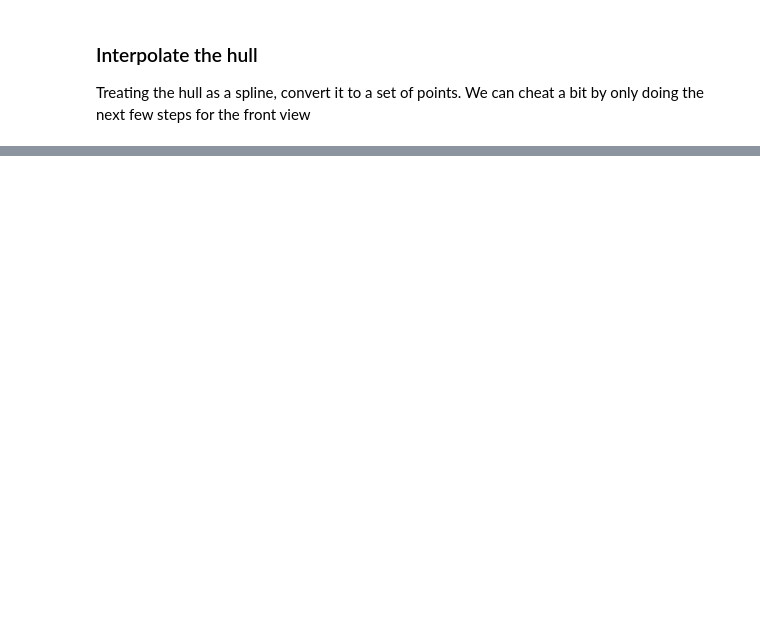
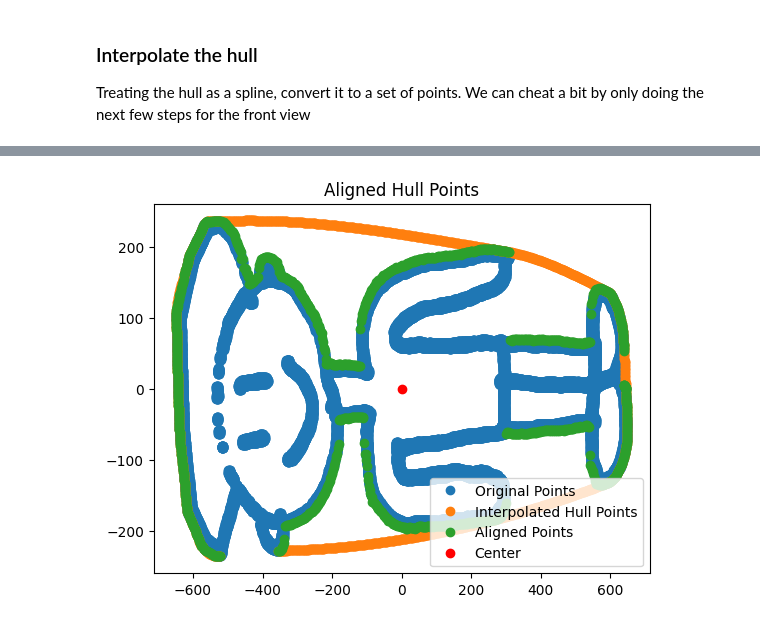
Before and after one commit to CBSchiffer/DrawingAssembly, a Jupyter notebook: final_assembly.ipynb, the cells around one changed output, grey strips where cells are left out. Cells and saved outputs as stored; diff of their text form; code cells hidden in the pictures; blank space fills up the shorter version.

```diff
--- a/final_assembly.ipynb
+++ b/final_assembly.ipynb
@@ -187,0 +232,14 @@ plt.show()
+# %%
+# If skipping the above cell, load the aligned points from file
+aligned_points = np.loadtxt('points/aligned_points_front.txt', delimiter=',')
+
+# Plot the aligned points
+plt.plot(trans_front[:, 0], trans_front[:, 1], 'o', label='Original Points')
+plt.plot(new_hull_points[:, 0], new_hull_points[:, 1], 'o', label='Interpolated Hull Points')
+plt.plot(aligned_points[:, 0], aligned_points[:, 1], 'o', label='Aligned Points')
+plt.plot(center[0], center[1], 'ro', label='Center')
+plt.legend()
+plt.title('Aligned Hull Points')
+plt.show()
+# %% [output]
+[figure, added]
```
Also changed, not shown: parts of 30 cells of this notebook, 7 other files.
